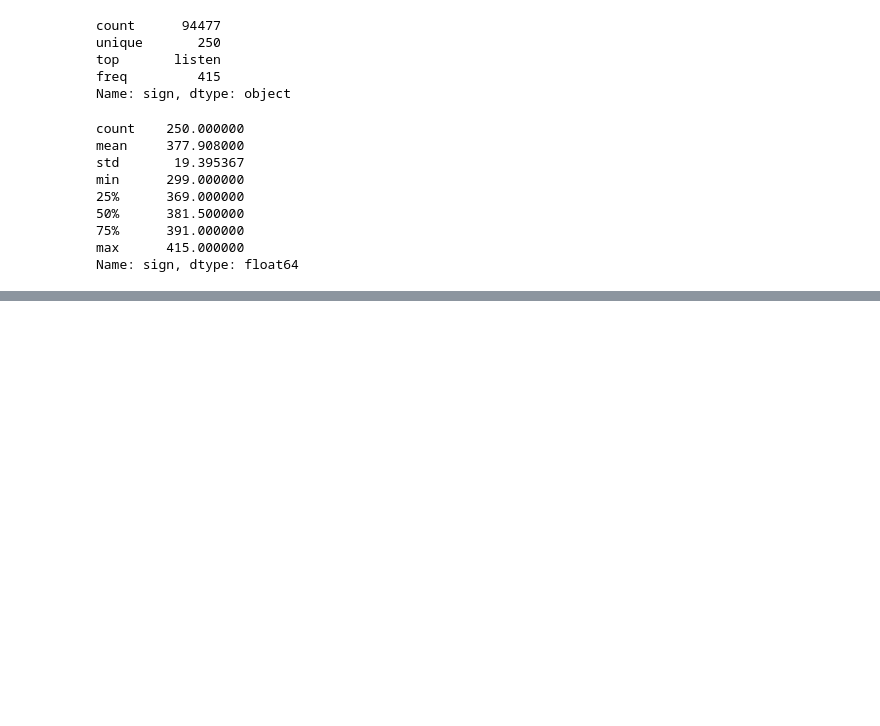
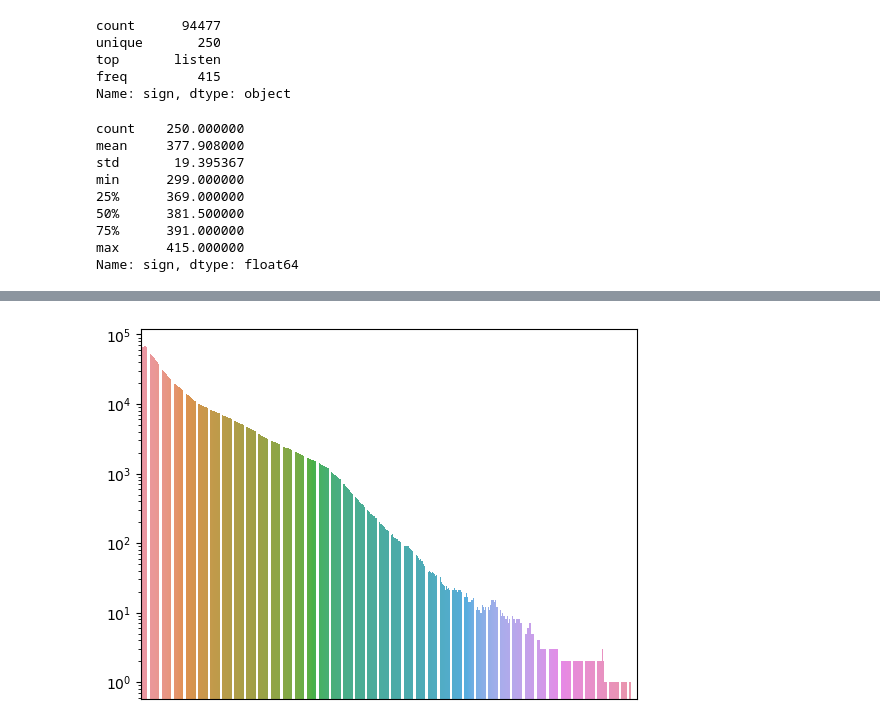
Before and after one commit to djm3622/personal_proj, a Jupyter notebook: gasl-eda.ipynb, the cells around one changed output, grey strips where cells are left out. Cells and saved outputs as stored; diff of their text form; code cells hidden in the pictures; blank space fills up the shorter version.

```diff
--- a/gasl-eda.ipynb
+++ b/gasl-eda.ipynb
@@ -690,0 +769,10 @@ Getting Missing Frame Data
+# %%
+mflh_bar = mflh.apply(get_missing_frame_counts) / 21
+
+s = sns.barplot(x=mflh_bar.index, y=mflh_bar.values)
+
+s.set(xticklabels=[])
+s.tick_params(bottom=False)
+plt.yscale('log')
+# %% [output]
+[figure, added]
```
Also changed, not shown: parts of 21 cells of this notebook.
